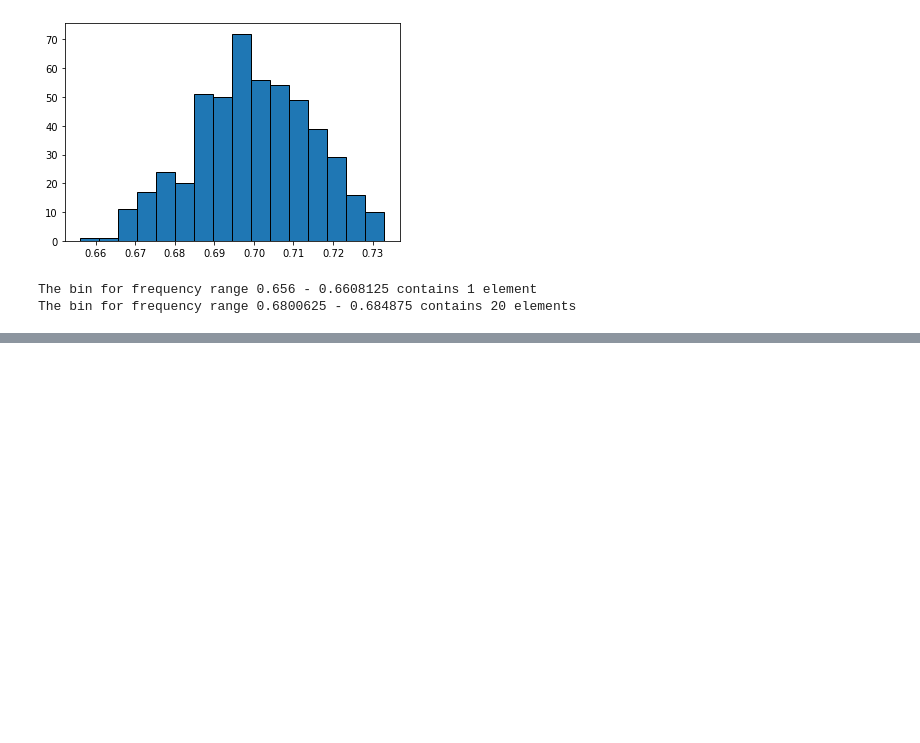
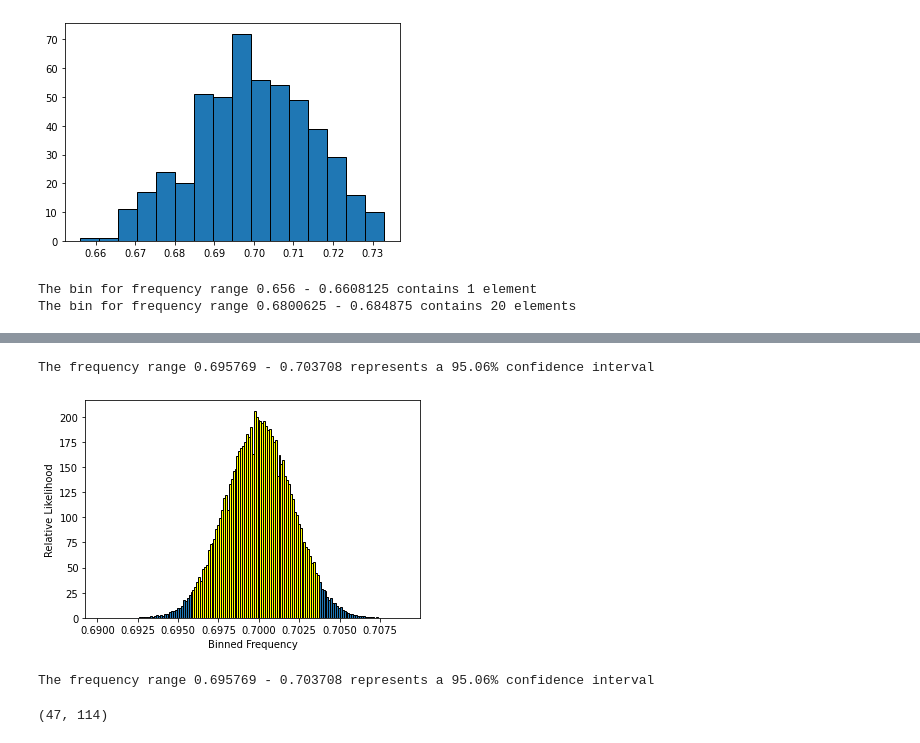
Before and after one commit to Lukas-Forst/100-Days-of-Code, a Jupyter notebook: Day97/Untitled.ipynb, the cells around one changed output, grey strips where cells are left out. Drawn from its saved outputs; the diff is of its cells as text; code cells hidden in the pictures; blank space fills up the shorter version.

```diff
--- a/Day97/Untitled.ipynb
+++ b/Day97/Untitled.ipynb
@@ -320,0 +392,26 @@ The bin for frequency range 0.6800625 - 0.684875 contains 20 elements
+# %%
+np.random.seed(0)
+head_count_array = np.random.binomial(50000, 0.7, 100000)
+frequency_array = head_count_array / 50000
+likelihoods, bin_edges, patches = plt.hist(frequency_array, bins='auto',
+edgecolor='black', density=True)
+bin_width = bin_edges[1] - bin_edges[0]
+start_index, end_index = compute_high_confidence_interval(likelihoods,
+bin_width)
+for i in range(start_index, end_index):
+    patches[i].set_facecolor('yellow')
+plt.xlabel('Binned Frequency')
+plt.ylabel('Relative Likelihood')
+plt.show()
+# %% [output]
+The frequency range 0.695769 - 0.703708 represents a 95.06% confidence interval
+[figure, added]
+# %%
+np.random.seed(0)
+likelihoods, bin_edges = np.histogram(frequency_array, bins='auto',
+density=True)
+bin_width = bin_edges[1] - bin_edges[0]
+compute_high_confidence_interval(likelihoods, bin_width)
+# %% [output]
+The frequency range 0.695769 - 0.703708 represents a 95.06% confidence interval
+(47, 114)
```
Also changed, not shown: parts of 20 cells of this notebook.
